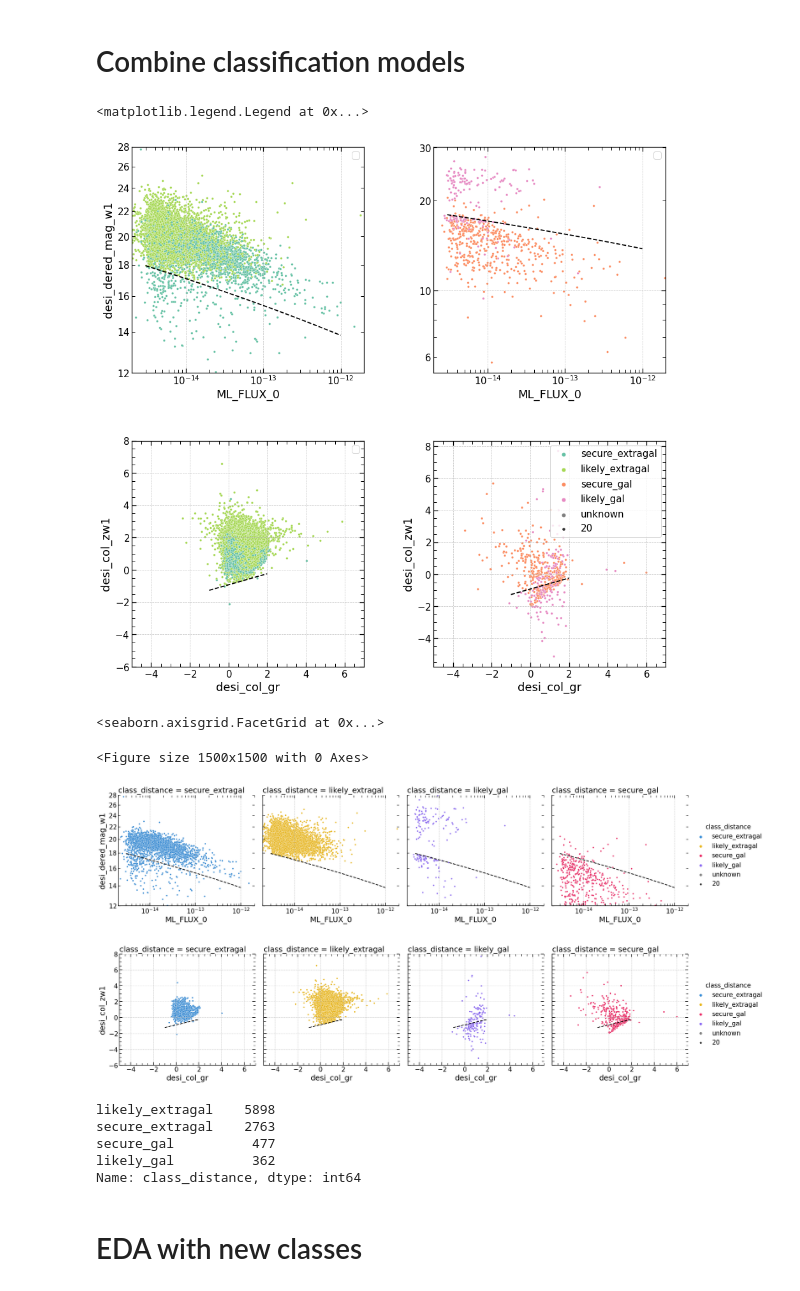
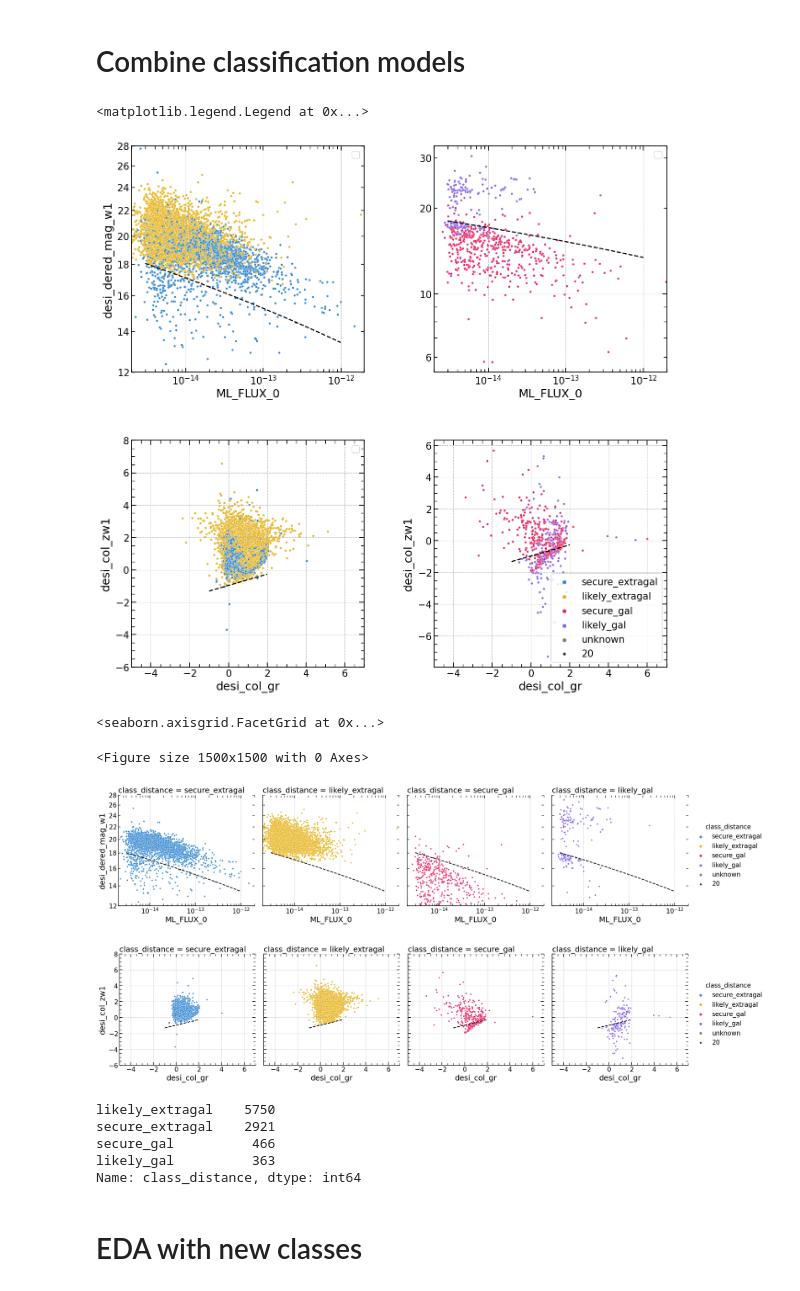
Before and after one commit to SergeiDBykov/lockman_hole, a Jupyter notebook: 3_LH-ero-desi-identification/2_desi-classification.ipynb, the cells around one changed output. Drawn from its saved outputs; the diff is of its cells as text; code cells hidden in the pictures.

```diff
--- a/3_LH-ero-desi-identification/2_desi-classification.ipynb
+++ b/3_LH-ero-desi-identification/2_desi-classification.ipynb
@@ -19,7 +19,7 @@ from sklearn import model_selection
 # %% [markdown]
 load matches data
 # %%
-desi = pd.read_pickle(data_path+'desi_gaia_sdss.pkl')
+desi = pd.read_pickle(data_path+'ERO_lhpv_03_23_sd01_a15_g14_desi_nway_match_xmatch.pkl')
 desi = desi.replace(np.inf, np.nan, inplace=False)
 desi = desi.replace(-np.inf, np.nan, inplace=False)
 desi
@@ -322,42 +317,42 @@ ax1,ax2,ax3,ax4 = axs.flatten()
 
 #sns relplot can do this?
 sns.scatterplot(x='ML_FLUX_0', y='desi_dered_mag_w1',  data=desi.query("class_distance in ['likely_extragal','secure_extragal']"), ax = ax1, **hue_args_classified )
 sns.scatterplot(x='desi_col_gr', y='desi_col_zw1',  data=desi.query("class_distance in ['likely_extragal','secure_extragal']"), ax = ax3, **hue_args_classified )
 
 
 
 sns.scatterplot(x='ML_FLUX_0', y='desi_dered_mag_w1',  data=desi.query("class_distance in ['likely_gal','secure_gal']"), ax = ax2, **hue_args_classified )
 sns.scatterplot(x='desi_col_gr', y='desi_col_zw1',  data=desi.query("class_distance in ['likely_gal','secure_gal']"), ax = ax4, **hue_args_classified )
 
 
-#desi_col_zw1 > (0.342*desi_col_gr) + (-0.923) -> extragal
+#desi_col_zw1 > (0.350*desi_col_gr) + (-0.963) -> extragal
 xaxis = np.linspace(-1, 2, 100)
-decision_func = 0.342*xaxis - 0.923
-ax3.plot(xaxis, decision_func, color='k', linestyle='--')
-ax4.plot(xaxis, decision_func, color='k', linestyle='--')
+decision_func_zw1 = 0.350*xaxis - 0.963
+ax3.plot(xaxis, decision_func_zw1, color='k', linestyle='--')
+ax4.plot(xaxis, decision_func_zw1, color='k', linestyle='--')
 
 
 xaxis = np.geomspace(3e-15, 1e-12, 50)
-#desi_dered_mag_w1 > (-1.633*ML_FLUX_0) + (0.445) -> extragal
-decision_func = -1.633*(np.log10(xaxis)+13) + 0.445  + 15
-ax1.plot(xaxis, decision_func, color='k', linestyle='--')
-ax2.plot(xaxis, decision_func, color='k', linestyle='--')
+#desi_dered_mag_w1 > (-1.832*ML_FLUX_0) + (0.250) -> extragal
+decision_func_w1 = -1.832*(np.log10(xaxis)+13) + 0.250  + 15
+ax1.plot(xaxis, decision_func_w1, color='k', linestyle='--')
+ax2.plot(xaxis, decision_func_w1, color='k', linestyle='--')
 ax1.set(xscale="log", yscale="log")
 ax2.set(xscale="log", yscale="log")
 
 ax1.set(ylim = (12, 28), xlim = (2e-15, 2e-12))
 
 
 ax3.set(ylim = (-6, 8), xlim = (-5, 7))
 ax2.set_ylabel('')
 for ax in axs.flatten():
     ax.legend([])
     ax.grid(True)
 
 ax4.legend()
 # %% [output]
 <matplotlib.legend.Legend at 0x...>
-[figure, old version]
+[figure, new version]
 # %%
 #sns.relplot(data=tips, x="total_bill", y="tip", hue="day", col="time")
 
@@ -368,9 +363,8 @@ plt.figure(figsize=(15,15))
 g = sns.relplot(x='ML_FLUX_0', y='desi_dered_mag_w1', data = desi, col = 'class_distance',  **hue_args_classified)
 
 xaxis = np.geomspace(3e-15, 1e-12, 50)
-decision_func = -1.633*(np.log10(xaxis)+13) + 0.445  + 15
 for ax in g.fig.axes:
-    ax.plot(xaxis, decision_func, color='k', linestyle='--')
+    ax.plot(xaxis, decision_func_w1, color='k', linestyle='--')
 
 g.set(xscale="log", yscale="log")
 g.set(ylim = (12, 28), xlim = (2e-15, 2e-12))
@@ -379,23 +373,22 @@ g.set(ylim = (12, 28), xlim = (2e-15, 2e-12))
 
 g = sns.relplot(x='desi_col_gr', y='desi_col_zw1', data = desi, col = 'class_distance',  **hue_args_classified)
 xaxis = np.linspace(-1, 2, 100)
-decision_func = 0.342*xaxis - 0.923
 for ax in g.fig.axes:
-    ax.plot(xaxis, decision_func, color='k', linestyle='--')
+    ax.plot(xaxis, decision_func_zw1, color='k', linestyle='--')
 
 g.set(ylim = (-6, 8), xlim = (-5, 7))
 # %% [output]
 <seaborn.axisgrid.FacetGrid at 0x...>
 <Figure size 1500x1500 with 0 Axes>
-[figure, old version]
+[figure, new version]
-[figure, old version]
+[figure, new version]
 # %%
 desi.class_distance.value_counts()
 # %% [output]
-likely_extragal    5898
-secure_extragal    2763
-secure_gal          477
-likely_gal          362
+likely_extragal    5750
+secure_extragal    2921
+secure_gal          466
+likely_gal          363
 Name: class_distance, dtype: int64
 # %% [markdown]
 # EDA with new classes
```
Also changed, not shown: parts of 12 cells of this notebook, 7 other files.
